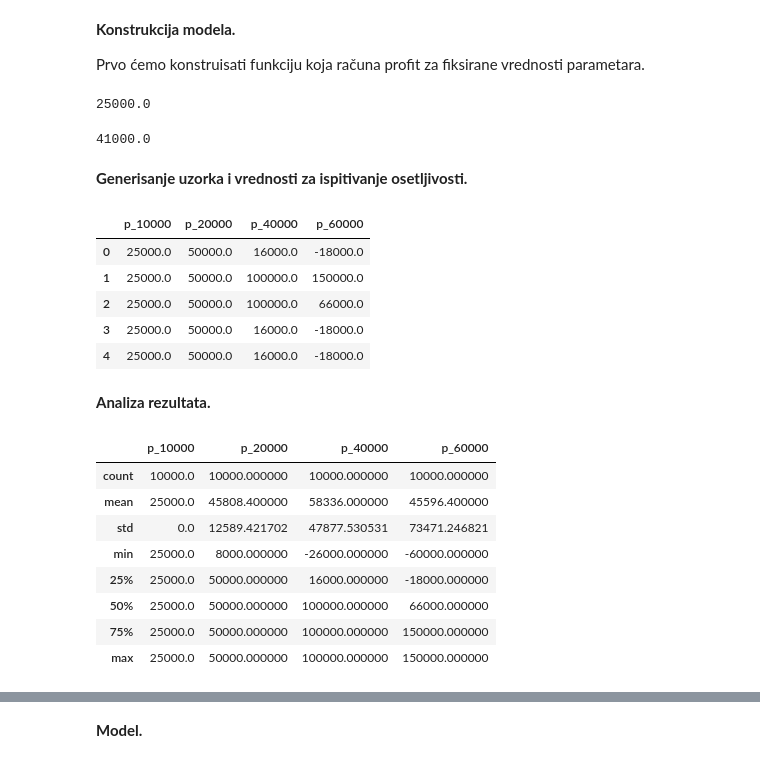
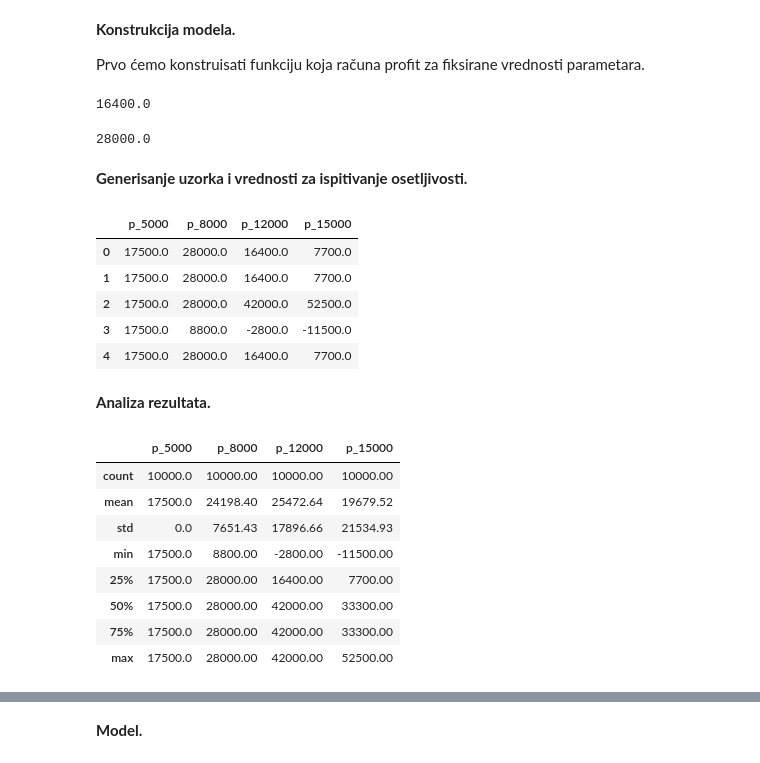
Before and after one commit to dazdejkovic/OI_25_jb1, a Jupyter notebook: _sources/OI_25_19_Simulacije.ipynb, the cells around one changed output, grey strips where cells are left out. Drawn from its saved outputs; the diff is of its cells as text; code cells hidden in the pictures.

```diff
--- a/_sources/OI_25_19_Simulacije.ipynb
+++ b/_sources/OI_25_19_Simulacije.ipynb
@@ -186,7 +228,7 @@ Pretpostavimo da se tražnja za razglednicama na Dan zaljubljenih može opisati
 
 Prvo ćemo konstruisati funkciju koja računa profit za fiksirane vrednosti parametara.
 # %%
-def profit(s, d, p = 4, vc = 1.5, c= 0.2):
+def profit(s, d, p = 6, vc = 2.5, c= 0.4):
     """
     Funkcija računa profit u zavisnosti od tražnje i nabavne količine
 
@@ -205,45 +247,45 @@ def profit(s, d, p = 4, vc = 1.5, c= 0.2):
     return profit
 # %%
 # Testiranje 1
-profit(10000, 30000)
+profit(12000, 8000)
 # %% [output]
-25000.0
+16400.0
 # %%
 # Testiranje 2
-profit(50000, 30000)
+profit(8000, 12000)
 # %% [output]
-41000.0
+28000.0
 # %% [markdown]
 **Generisanje uzorka i vrednosti za ispitivanje osetljivosti.**
 # %%
-traznja = np.random.choice([10000, 20000, 40000, 60000], size=10000, replace=True, p=[0.1, 0.35, 0.3, 0.25]) # uzorak
+traznja = np.random.choice([5000, 8000, 12000, 15000], size=10000, replace=True, p=[0.2, 0.3, 0.35, 0.15]) # uzorak
 # %%
-ponuda = [10000, 20000, 40000, 60000] # Vrednosti ponude za testiranje osetljivosti
+ponuda = [5000, 8000, 12000, 15000] # Vrednosti ponude za testiranje osetljivosti
 # %%
 profit_multi = [ [profit(s, d) for s in ponuda] for d in traznja]
-df_profit = pd.DataFrame(profit_multi, columns=['p_10000', 'p_20000', 'p_40000', 'p_60000'])
+df_profit = pd.DataFrame(profit_multi, columns=['p_5000', 'p_8000', 'p_12000', 'p_15000'])
 df_profit.head()
 # %% [output]
-|  | p_10000 | p_20000 | p_40000 | p_60000 |
-| 0 | 25000.0 | 50000.0 | 16000.0 | -18000.0 |
-| 1 | 25000.0 | 50000.0 | 100000.0 | 150000.0 |
-| 2 | 25000.0 | 50000.0 | 100000.0 | 66000.0 |
-| 3 | 25000.0 | 50000.0 | 16000.0 | -18000.0 |
-| 4 | 25000.0 | 50000.0 | 16000.0 | -18000.0 |
+|  | p_5000 | p_8000 | p_12000 | p_15000 |
+| 0 | 17500.0 | 28000.0 | 16400.0 | 7700.0 |
+| 1 | 17500.0 | 28000.0 | 16400.0 | 7700.0 |
+| 2 | 17500.0 | 28000.0 | 42000.0 | 52500.0 |
+| 3 | 17500.0 | 8800.0 | -2800.0 | -11500.0 |
+| 4 | 17500.0 | 28000.0 | 16400.0 | 7700.0 |
 # %% [markdown]
 **Analiza rezultata.**
 # %%
-df_profit.describe()
+df_profit.describe().round(2)
 # %% [output]
-|  | p_10000 | p_20000 | p_40000 | p_60000 |
-| count | 10000.0 | 10000.000000 | 10000.000000 | 10000.000000 |
-| mean | 25000.0 | 45808.400000 | 58336.000000 | 45596.400000 |
-| std | 0.0 | 12589.421702 | 47877.530531 | 73471.246821 |
-| min | 25000.0 | 8000.000000 | -26000.000000 | -60000.000000 |
-| 25% | 25000.0 | 50000.000000 | 16000.000000 | -18000.000000 |
-| 50% | 25000.0 | 50000.000000 | 100000.000000 | 66000.000000 |
-| 75% | 25000.0 | 50000.000000 | 100000.000000 | 150000.000000 |
-| max | 25000.0 | 50000.000000 | 100000.000000 | 150000.000000 |
+|  | p_5000 | p_8000 | p_12000 | p_15000 |
+| count | 10000.0 | 10000.00 | 10000.00 | 10000.00 |
+| mean | 17500.0 | 24198.40 | 25472.64 | 19679.52 |
+| std | 0.0 | 7651.43 | 17896.66 | 21534.93 |
+| min | 17500.0 | 8800.00 | -2800.00 | -11500.00 |
+| 25% | 17500.0 | 28000.00 | 16400.00 | 7700.00 |
+| 50% | 17500.0 | 28000.00 | 42000.00 | 33300.00 |
+| 75% | 17500.0 | 28000.00 | 42000.00 | 33300.00 |
+| max | 17500.0 | 28000.00 | 42000.00 | 52500.00 |
 # %%
 plt.boxplot(df_profit)
 plt.show()
```
Also changed, not shown: parts of 19 cells of this notebook, 46 other files.
